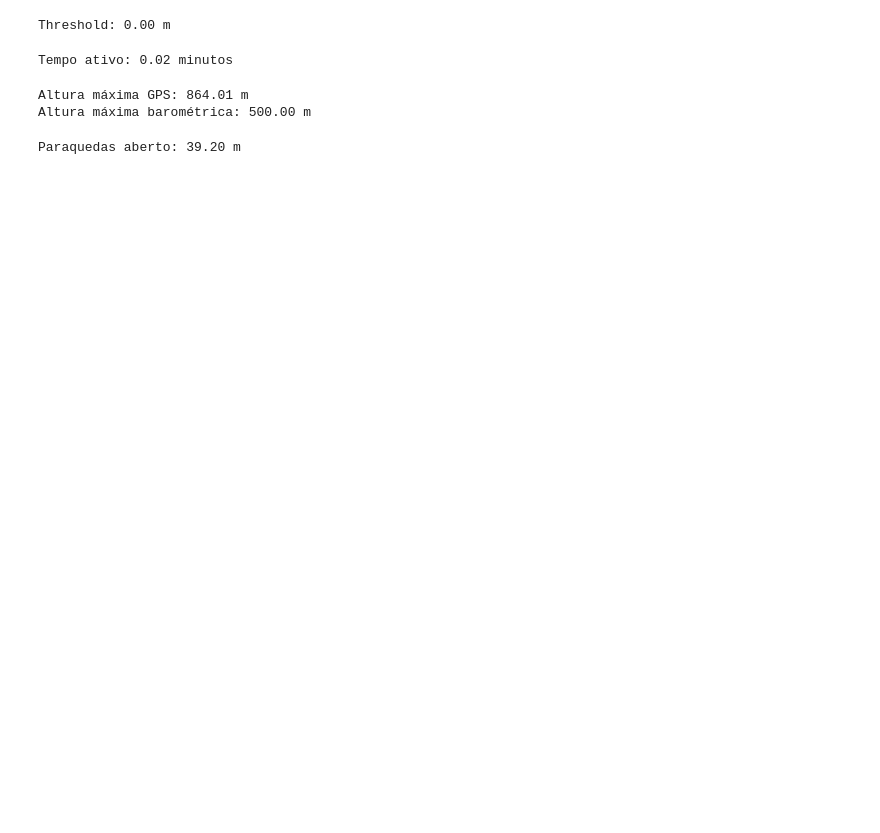
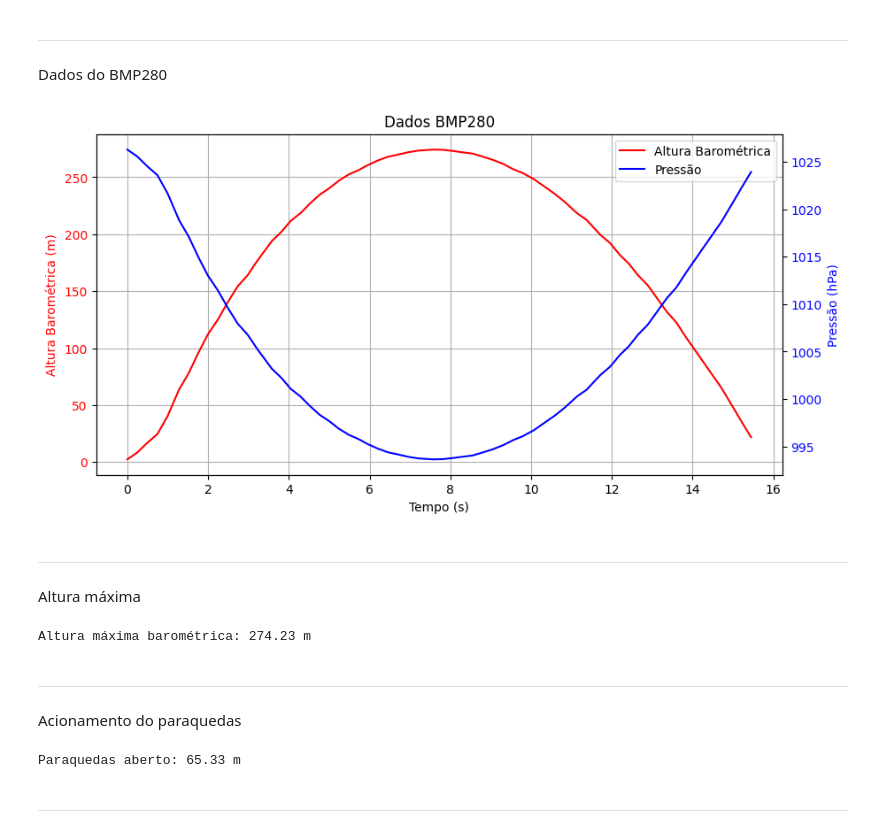
Before and after one commit to SerraRocketry/CDB, a Jupyter notebook: extras/Open csv file/OpenCSV.ipynb, the cells around one changed output. Saved outputs shown, nothing was run; the diff lists cells and outputs as text; code cells hidden in the pictures; blank space fills up the shorter version.

```diff
--- a/extras/Open csv file/OpenCSV.ipynb
+++ b/extras/Open csv file/OpenCSV.ipynb
@@ -37,31 +60,51 @@ Tempo ativo: 0.03 minutos
-# %%
-# threshold = df['altp'].mean()
-threshold = 0
-df_filtered = df[df['altp'] > threshold]
-
-print(f'Threshold: {threshold:.2f} m')
-# %% [output]
-Threshold: 0.00 m
-# %%
-tempo_ativo = df_filtered['millis'].iloc[-1] - df_filtered['millis'].iloc[0]
-tempo_ativo = tempo_ativo / 60000 # Tempo ativo em minutos
-
-print(f'Tempo ativo: {tempo_ativo:.2f} minutos')
-# %% [output]
-Tempo ativo: 0.02 minutos
+# %% [markdown]
+---
+# %% [markdown]
+Dados do BMP280
+# %%
+fig, ax1 = plt.subplots(figsize=(10, 5))
+
+ax1.plot(df_filtered['millis'], df_filtered['altp'], label='Altura Barométrica', color='red')
+ax1.set_xlabel('Tempo (s)')
+ax1.set_ylabel('Altura Barométrica (m)', color='red')
+ax1.tick_params(axis='y', labelcolor='red')
+ax1.grid()
+
+ax2 = ax1.twinx()
+ax2.plot(df_filtered['millis'], df_filtered['p'], label='Pressão', color='blue')
+ax2.set_ylabel('Pressão (hPa)', color='blue')
+ax2.tick_params(axis='y', labelcolor='blue')
+
+# Legendas para ambos os eixos
+lines_1, labels_1 = ax1.get_legend_handles_labels()
+lines_2, labels_2 = ax2.get_legend_handles_labels()
+ax1.legend(lines_1 + lines_2, labels_1 + labels_2, loc='upper right')
+
+plt.title('Dados BMP280')
+plt.show()
+# %% [output]
+[figure, added]
+# %% [markdown]
+---
+# %% [markdown]
+Altura máxima
 # %%
-alt_max_gps = df_filtered['alt'].max()
 alt_max = df_filtered['altp'].max()
 
-print(f'Altura máxima GPS: {alt_max_gps:.2f} m')
 print(f'Altura máxima barométrica: {alt_max:.2f} m')
 # %% [output]
-Altura máxima GPS: 864.01 m
-Altura máxima barométrica: 500.00 m
+Altura máxima barométrica: 274.23 m
+# %% [markdown]
+---
+# %% [markdown]
+Acionamento do paraquedas
 # %%
-pqd_index = df_filtered[df['pqd'] == 1].index[0]
-pqd_alt = df_filtered['altp'].iloc[pqd_index]
+pqd_index = df_filtered[df_filtered['pqd'] == 1].index[0]
+pqd_alt = df_filtered.loc[pqd_index, 'altp']
+pqd_time = df_filtered.loc[pqd_index, 'millis']
 
 print(f'Paraquedas aberto: {pqd_alt:.2f} m')
 # %% [output]
-Paraquedas aberto: 39.20 m
+Paraquedas aberto: 65.33 m
+# %% [markdown]
+---
```
Also changed, not shown: parts of 25 cells of this notebook, 39 other files.
